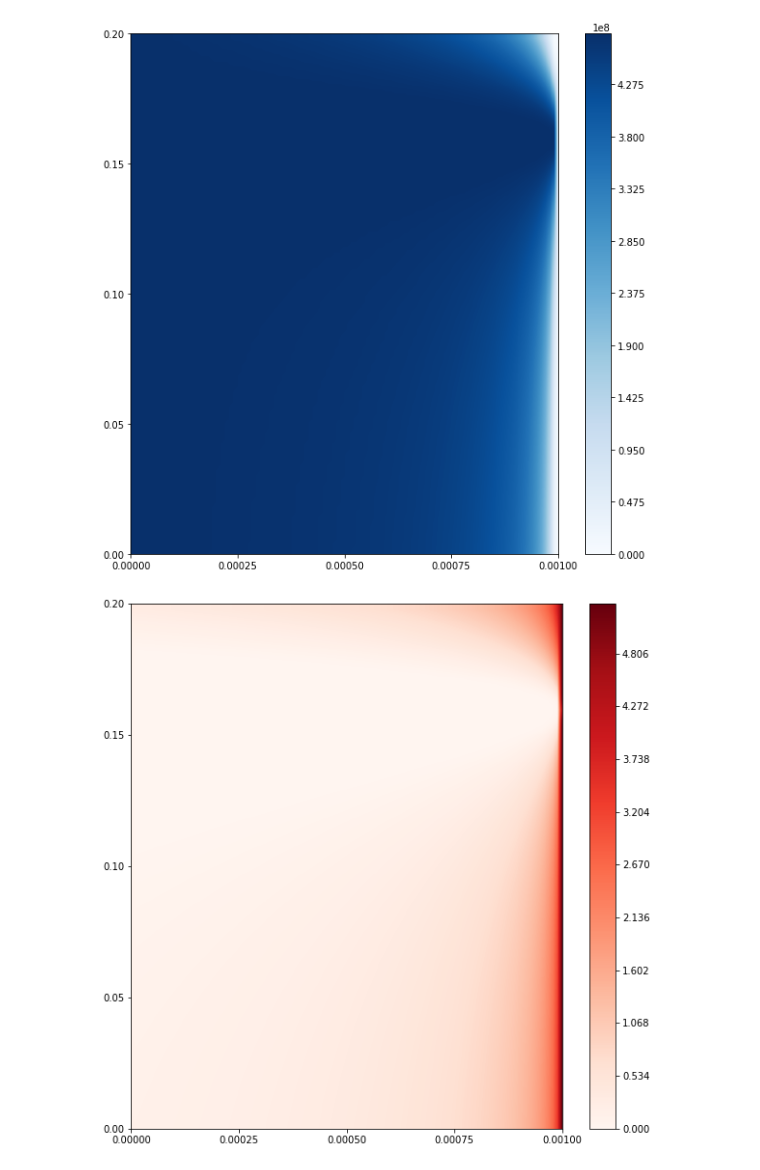
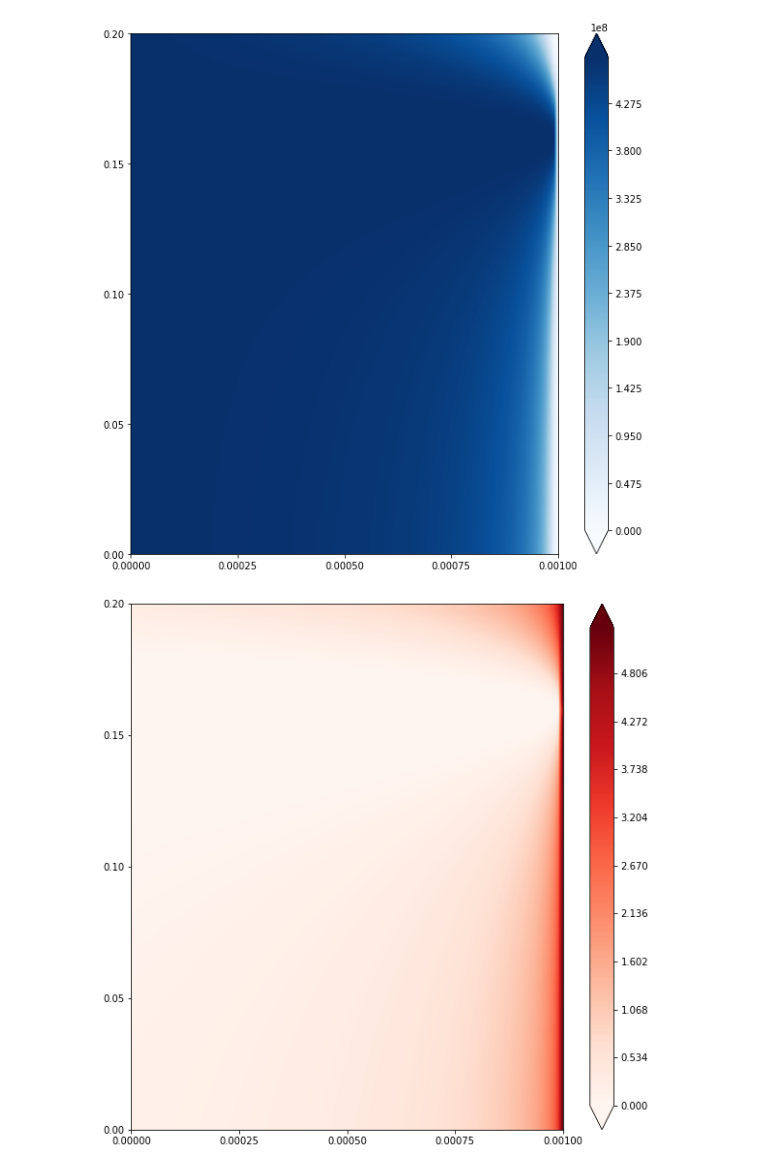
Before and after one commit to mryodo/nonlinSolver2sp, a Jupyter notebook: ULFIZATION_ccto.ipynb, the cells around one changed output. Cells and saved outputs as stored; diff of their text form; code cells hidden in the pictures.

Commit message:
Ulf PLOTS, small fix

```diff
--- a/ULFIZATION_ccto.ipynb
+++ b/ULFIZATION_ccto.ipynb
@@ -67,26 +67,26 @@ N2=np.flipud(N2)
 # %%
 X, Y = np.meshgrid(d12, sm2)
 
 
 cmap = plt.cm.get_cmap("winter")
 cmap.set_under("magenta")
 cmap.set_over("yellow")
 
 plt.figure(figsize=(10, 10))
 
-plt.contourf(X, Y, np.exp(N1/10), 1000, cmap='Blues', alpha=1, origin='lower')
+plt.contourf(X, Y, np.exp(N1/10), 1000, cmap='Blues', alpha=1, origin='lower', extend='both')
 plt.colorbar()
 plt.locator_params(nbins=4)
 
 plt.figure(figsize=(10, 10))
-plt.contourf(X, Y, np.log(N2+1), 1000, cmap='Reds', alpha=1, origin='lower')
+plt.contourf(X, Y, np.log(N2+1), 1000, cmap='Reds', alpha=1, origin='lower', extend='both')
 plt.colorbar()
 plt.locator_params(nbins=4)
 
 plt.show()
 # %% [output]
-[figure, old version]
+[figure, new version]
-[figure, old version]
+[figure, new version]
 # %%
 d12=np.linspace(0, 0.001, 100)
 sm2=np.linspace(0, 0.2, 100)
```
Also changed, not shown: parts of 2 cells of this notebook.
